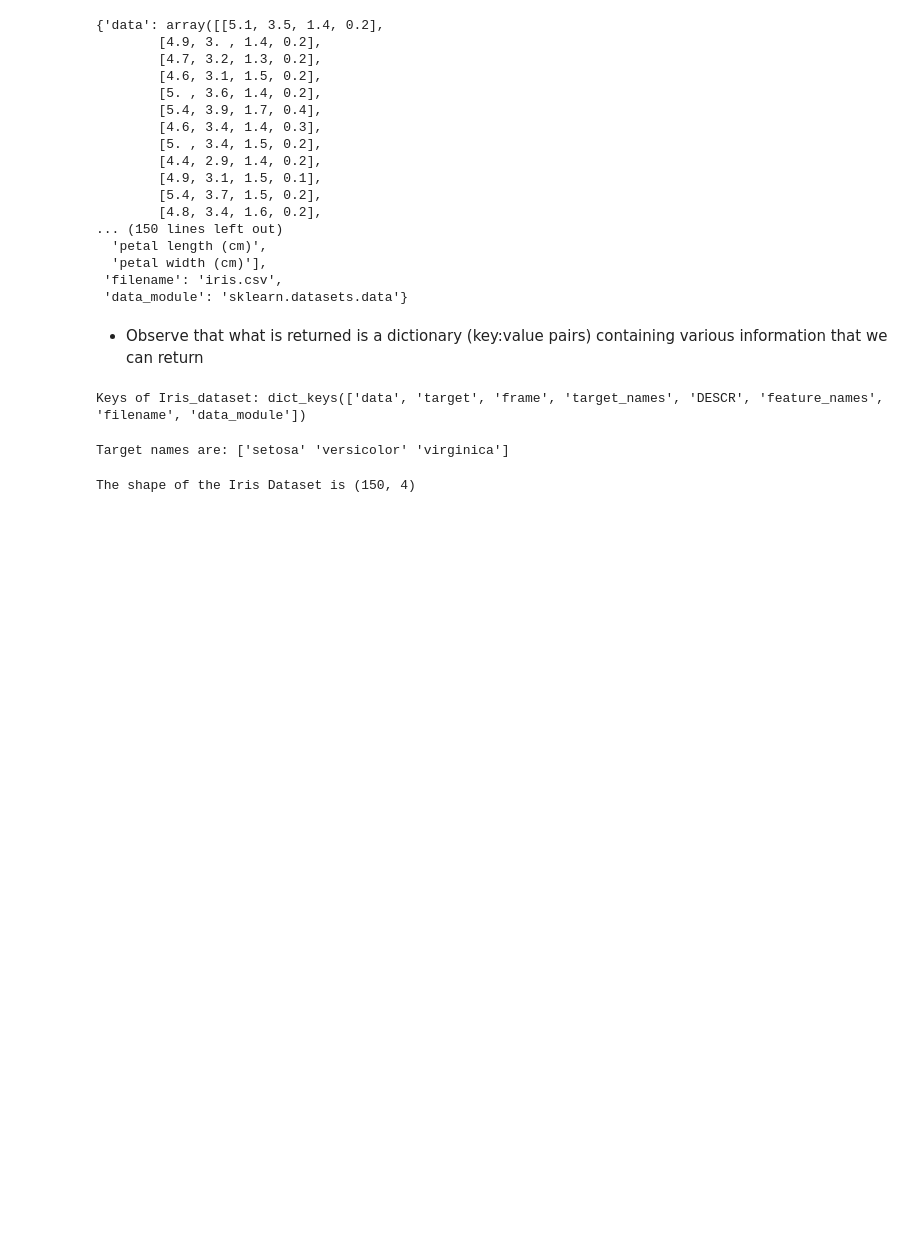
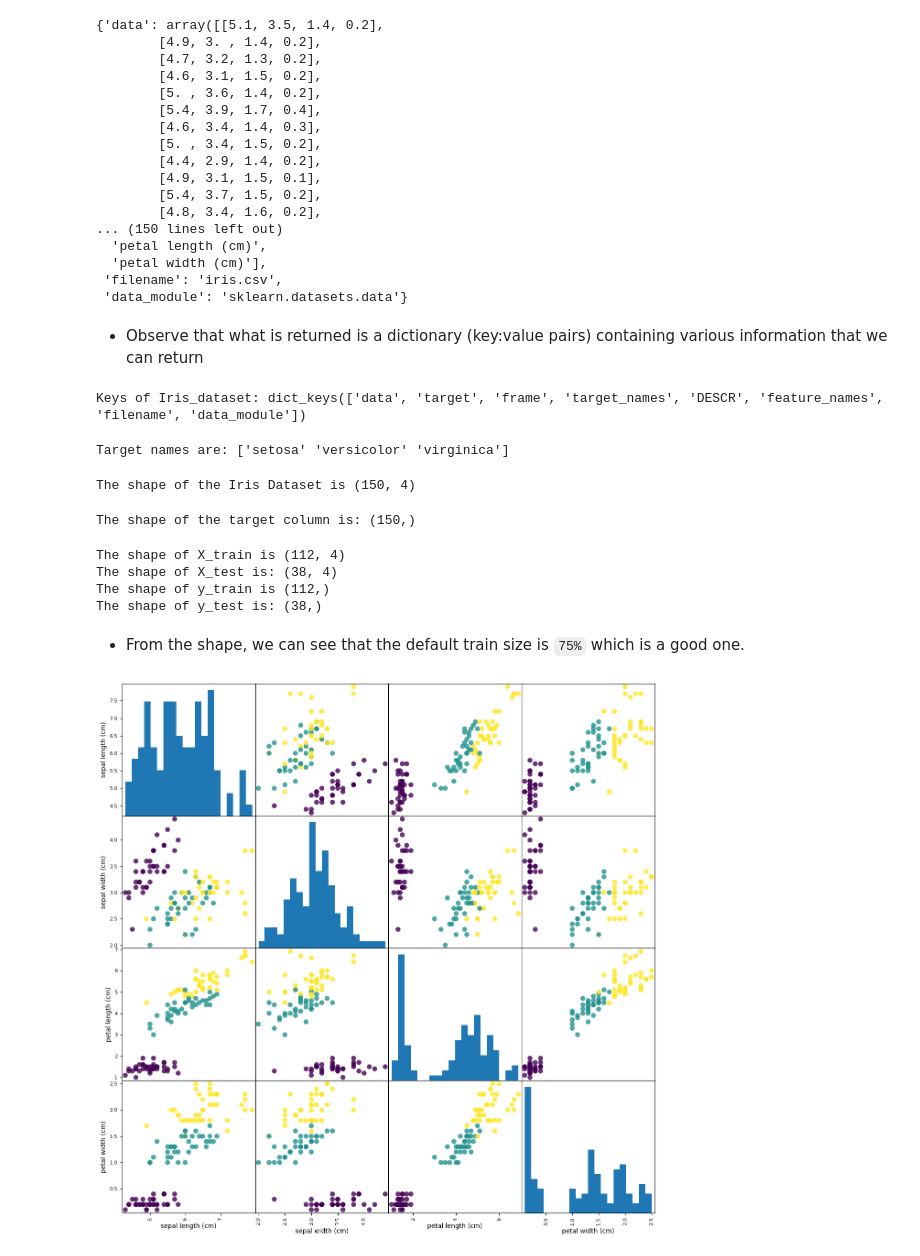
Before and after one commit to Ezerioha-ifeanyi/Introduction-to-Machine-Learning-with-Python, a Jupyter notebook: Machine Learning.ipynb, the cells around one changed output. Drawn from its saved outputs; the diff is of its cells as text; code cells hidden in the pictures; blank space fills up the shorter version.

```diff
--- a/Machine Learning.ipynb
+++ b/Machine Learning.ipynb
@@ -51,2 +51,38 @@ print(f"The shape of the Iris Dataset is {iris_dataset['data'].shape}")
 # %% [output]
 The shape of the Iris Dataset is (150, 4)
+# %%
+# print the shape of the iris dataset target
+
+print(f"The shape of the target column is: {iris_dataset['target'].shape}")
+# %% [output]
+The shape of the target column is: (150,)
+# %%
+# Split the dataset into training and testing set
+
+from sklearn.model_selection import train_test_split
+
+X_train, X_test, y_train, y_test = train_test_split(iris_dataset['data'], iris_dataset['target'], random_state=5)
+# %%
+# have a look at the shape of the each sets
+
+print(f"The shape of X_train is {X_train.shape}")
+print(f"The shape of X_test is: {X_test.shape}")
+print(f"The shape of y_train is {y_train.shape}")
+print(f"The shape of y_test is: {y_test.shape}")
+# %% [output]
+The shape of X_train is (112, 4)
+The shape of X_test is: (38, 4)
+The shape of y_train is (112,)
+The shape of y_test is: (38,)
+# %% [markdown]
+- From the shape, we can see that the default train size is `75%` which is a good one.
+# %%
+# create dataframe from data in X_train
+# label the columns using the strings in iris_dataset.feature_names
+iris_dataframe = pd.DataFrame(X_train, columns=iris_dataset.feature_names)
+
+# create a scatter matrix from the dataframe, color by y_train
+grr = pd.plotting.scatter_matrix(iris_dataframe, c=y_train, figsize=(15, 15),
+                                 marker='o',hist_kwds={'bins': 20}, s=60, alpha=.8)
+# %% [output]
+[figure, added]
```
Also changed, not shown: parts of 1 cell of this notebook.
